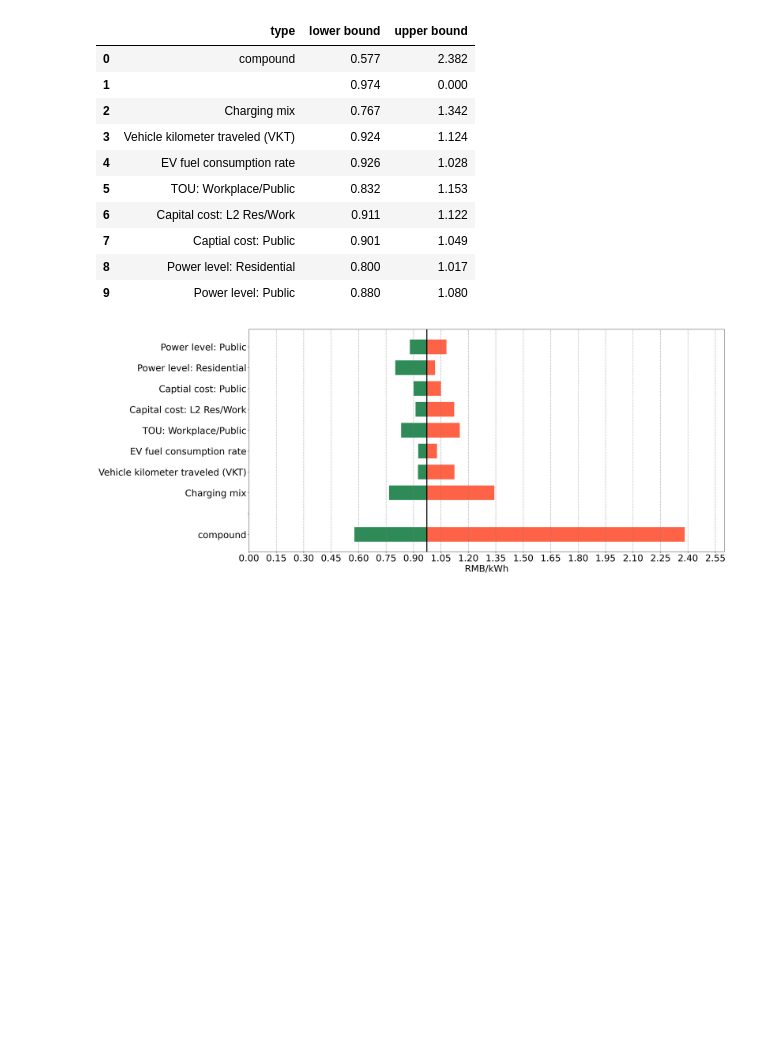
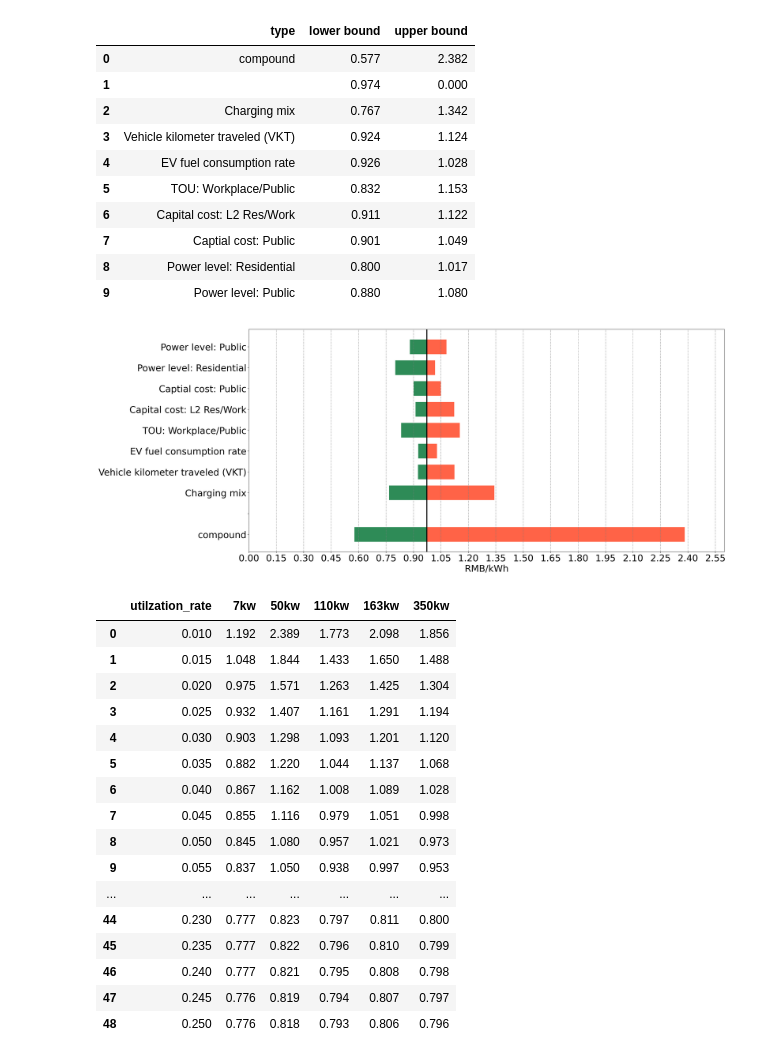
Before and after one commit to TamChonMan/LCOC-and-LCOBS-model, a Jupyter notebook: LCOC_LCOBS_analysis.ipynb, the cells around one changed output. Drawn from its saved outputs; the diff is of its cells as text; code cells hidden in the pictures; blank space fills up the shorter version.

```diff
--- a/LCOC_LCOBS_analysis.ipynb
+++ b/LCOC_LCOBS_analysis.ipynb
@@ -207,7 +210,7 @@ province_work_electiricity = pd.read_csv('./province_electiricity.csv')['c_w_e_u
 province_pub_electiricity = pd.read_csv('./province_electiricity.csv')['c_w_e_upper']
 province_weight = pd.read_csv('./province_weight.csv')['weight']
 
-upper_lcoc_calculator = lcoc.LCOCCalculator(province_short_name,c_purchase,c_install, om_factor, c_r_electiricity, r_evse_eff, r_tfs, dr, n,
+upper_lcoc_calculator = lcoc.LCOC_province_calculator(province_short_name,c_purchase,c_install, om_factor, c_r_electiricity, r_evse_eff, r_tfs, dr, n,
                                  r_charging_mix, A_vkt, FE,L1,L2,w_workday,w_evse_eff,w_daily_output,c_w_electiricity,c_p_purchase
                                  ,p_install_factor,p_om_factor,p_tfs,p_evese_eff,p_electiricity,p_charging_mix,p_daily_output,
                                  p_workday,combined_charging_mix,province_vkt,province_res_electiricity,province_work_electiricity,province_pub_electiricity,province_weight)
@@ -438,7 +441,7 @@ province_work_electiricity = pd.read_csv('./province_electiricity.csv')['c_w_e_n
 province_pub_electiricity = pd.read_csv('./province_electiricity.csv')['c_w_e_normal']
 province_weight = pd.read_csv('./province_weight.csv')['weight']
 
-baseline_lcoc_calculator = lcoc.LCOCCalculator(province_short_name,c_purchase,c_install, om_factor, c_r_electiricity, r_evse_eff, r_tfs, dr, n,
+baseline_lcoc_calculator = lcoc.LCOC_province_calculator(province_short_name,c_purchase,c_install, om_factor, c_r_electiricity, r_evse_eff, r_tfs, dr, n,
                                  r_charging_mix, A_vkt, FE,L1,L2,w_workday,w_evse_eff,w_daily_output,c_w_electiricity,c_p_purchase
                                  ,p_install_factor,p_om_factor,p_tfs,p_evese_eff,p_electiricity,p_charging_mix,p_daily_output,
                                  p_workday,combined_charging_mix,province_vkt,province_res_electiricity,province_work_electiricity,province_pub_electiricity,province_weight)
@@ -502,0 +557,12 @@ lp.sen_lcoc_grahp(sensitivity_result)
+# %%
+utilzation_lcoc_calculator.setup_combined_charging_mix([0,1,0])
+
+#7kw utilization rate
+evse_power = 7
+
+lcoc_utilzation_result = pd.DataFrame(columns=['utilzation_rate','7kw'])
+for i in range(10,255,5):
+    utilzation_rate = i/1000
+    w_daily_output = evse_power * 24.0 * utilzation_rate
+    utilzation_lcoc_calculator.setup_w_daily_output(w_daily_output)
+    lcoc_utilzation_result = lcoc_utilzation_result.append({'utilzation_rate':utilzation_rate,'7kw': utilzation_lcoc_calculator.cal_national_w_lcoc()},ignore_index=True)
@@ -502,0 +584,20 @@ lp.sen_lcoc_grahp(sensitivity_result)
+# %%
+lcoc_utilzation_result
+# %% [output]
+|  | utilzation_rate | 7kw | 50kw | 110kw | 163kw | 350kw |
+| 0 | 0.010 | 1.192 | 2.389 | 1.773 | 2.098 | 1.856 |
+| 1 | 0.015 | 1.048 | 1.844 | 1.433 | 1.650 | 1.488 |
+| 2 | 0.020 | 0.975 | 1.571 | 1.263 | 1.425 | 1.304 |
+| 3 | 0.025 | 0.932 | 1.407 | 1.161 | 1.291 | 1.194 |
+| 4 | 0.030 | 0.903 | 1.298 | 1.093 | 1.201 | 1.120 |
+| 5 | 0.035 | 0.882 | 1.220 | 1.044 | 1.137 | 1.068 |
+| 6 | 0.040 | 0.867 | 1.162 | 1.008 | 1.089 | 1.028 |
+| 7 | 0.045 | 0.855 | 1.116 | 0.979 | 1.051 | 0.998 |
+| 8 | 0.050 | 0.845 | 1.080 | 0.957 | 1.021 | 0.973 |
+| 9 | 0.055 | 0.837 | 1.050 | 0.938 | 0.997 | 0.953 |
+| ... | ... | ... | ... | ... | ... | ... |
+| 44 | 0.230 | 0.777 | 0.823 | 0.797 | 0.811 | 0.800 |
+| 45 | 0.235 | 0.777 | 0.822 | 0.796 | 0.810 | 0.799 |
+| 46 | 0.240 | 0.777 | 0.821 | 0.795 | 0.808 | 0.798 |
+| 47 | 0.245 | 0.776 | 0.819 | 0.794 | 0.807 | 0.797 |
+| 48 | 0.250 | 0.776 | 0.818 | 0.793 | 0.806 | 0.796 |
```
Also changed, not shown: parts of 18 cells of this notebook, 4 other files.
